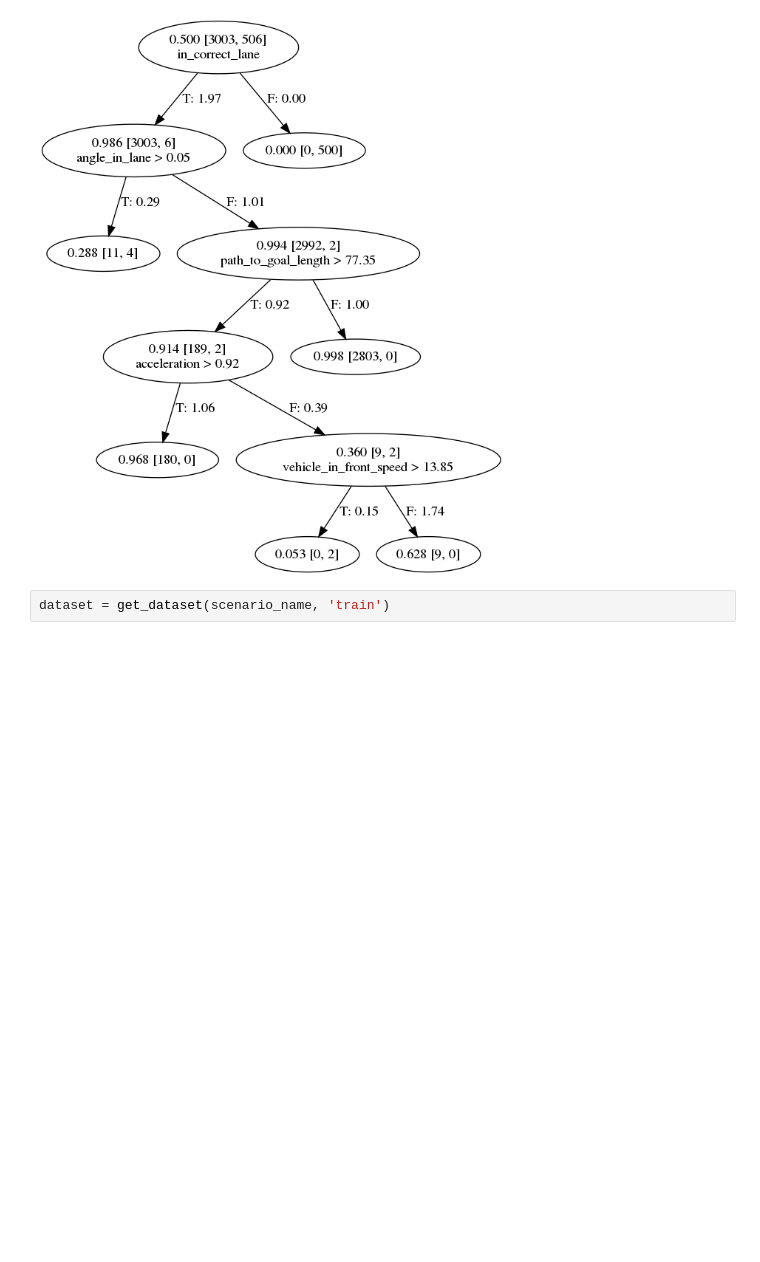
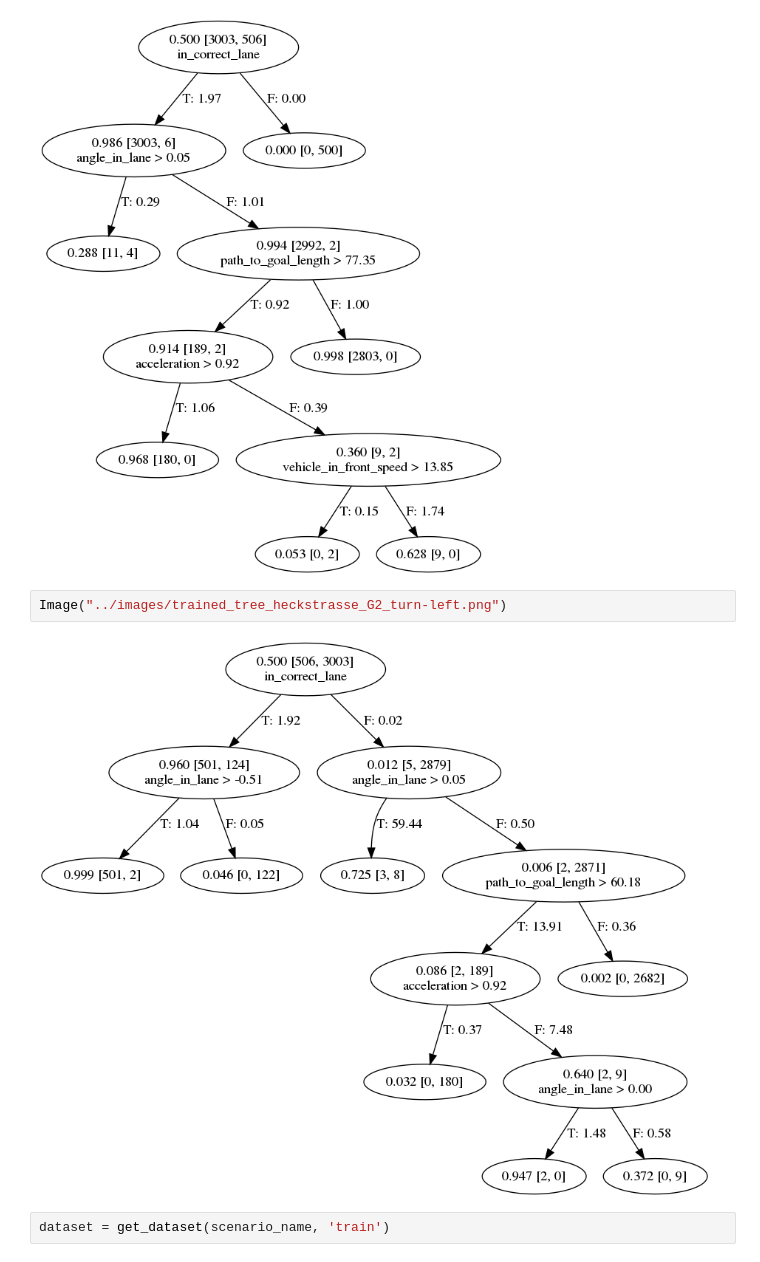
Before and after one commit to cbrewitt/av-goal-recognition, a Jupyter notebook: notebooks/verification.ipynb, the cells around one changed output. Saved outputs shown, nothing was run; the diff lists cells and outputs as text; blank space fills up the shorter version.

```diff
--- a/notebooks/verification.ipynb
+++ b/notebooks/verification.ipynb
@@ -115,6 +135,10 @@ Angle in lane > 0.08
 Image("../images/trained_tree_heckstrasse_G1_straight-on.png")
 # %% [output]
 [figure]
+# %%
+Image("../images/trained_tree_heckstrasse_G2_turn-left.png")
+# %% [output]
+[figure, added]
 # %%
 dataset = get_dataset(scenario_name, 'train')
 # %% [output]
```
Also changed, not shown: parts of 33 cells of this notebook, 2 other files.
